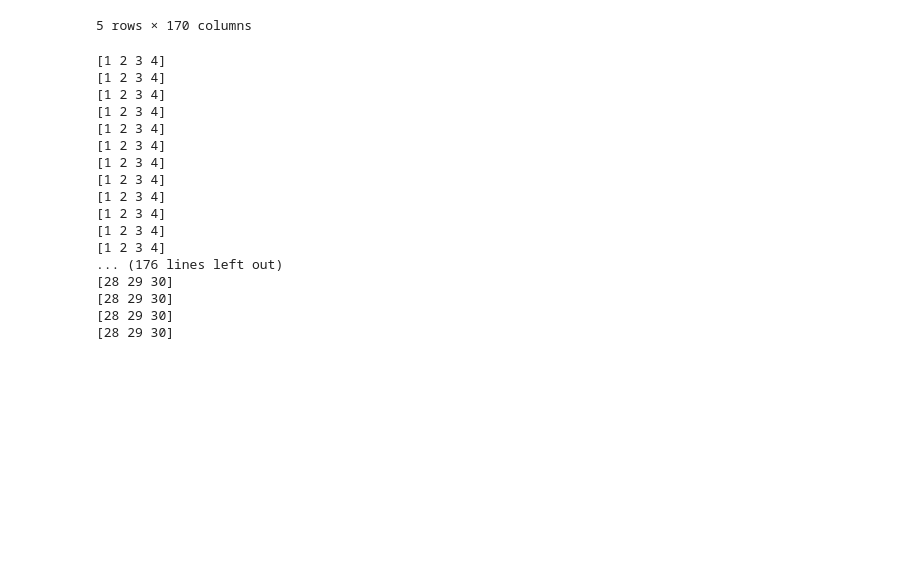
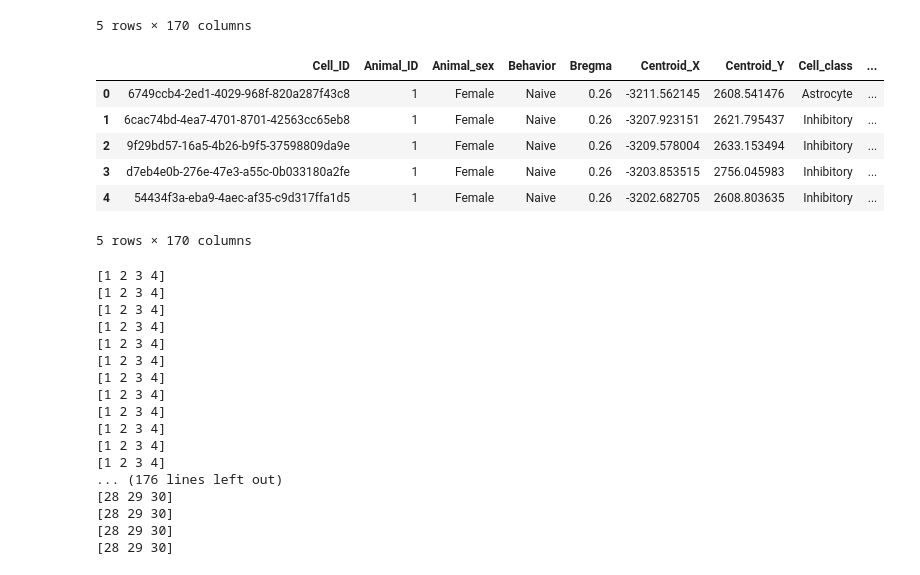
Before and after one commit to prob-ml/spice, a Jupyter notebook: examples/animal-filtering.ipynb, the cells around one changed output. Cells and saved outputs as stored; diff of their text form; code cells hidden in the pictures; blank space fills up the shorter version.

```diff
--- a/examples/animal-filtering.ipynb
+++ b/examples/animal-filtering.ipynb
@@ -74,6 +74,18 @@ MESSI_jupyter_example.head()
 | 485660 | 1041b7cc-10ce-434e-a355-ebaad7ad5477 | 16 | Female | Parenting | 0.26 | -3290.053075 | -903.291624 | Astrocyte | ... |
 | 485661 | a4d7cf41-3bb0-4dc5-8e8e-8a2dba676194 | 16 | Female | Parenting | 0.26 | -3288.516458 | -829.594599 | Endothelial 2 | ... |
 5 rows × 170 columns
+# %%
+MESSI_jupyter_example = merfish_df[(merfish_df['Animal_ID'] == 1)]
+# %%
+MESSI_jupyter_example.head()
+# %% [output]
+|  | Cell_ID | Animal_ID | Animal_sex | Behavior | Bregma | Centroid_X | Centroid_Y | Cell_class | ... |
+| 0 | 6749ccb4-2ed1-4029-968f-820a287f43c8 | 1 | Female | Naive | 0.26 | -3211.562145 | 2608.541476 | Astrocyte | ... |
+| 1 | 6cac74bd-4ea7-4701-8701-42563cc65eb8 | 1 | Female | Naive | 0.26 | -3207.923151 | 2621.795437 | Inhibitory | ... |
+| 2 | 9f29bd57-16a5-4b26-b9f5-37598809da9e | 1 | Female | Naive | 0.26 | -3209.578004 | 2633.153494 | Inhibitory | ... |
+| 3 | d7eb4e0b-276e-47e3-a55c-0b033180a2fe | 1 | Female | Naive | 0.26 | -3203.853515 | 2756.045983 | Inhibitory | ... |
+| 4 | 54434f3a-eba9-4aec-af35-c9d317ffa1d5 | 1 | Female | Naive | 0.26 | -3202.682705 | 2608.803635 | Inhibitory | ... |
+5 rows × 170 columns
 # %%
 import itertools as it
 
```
Also changed, not shown: parts of 7 cells of this notebook, 5 other files.
